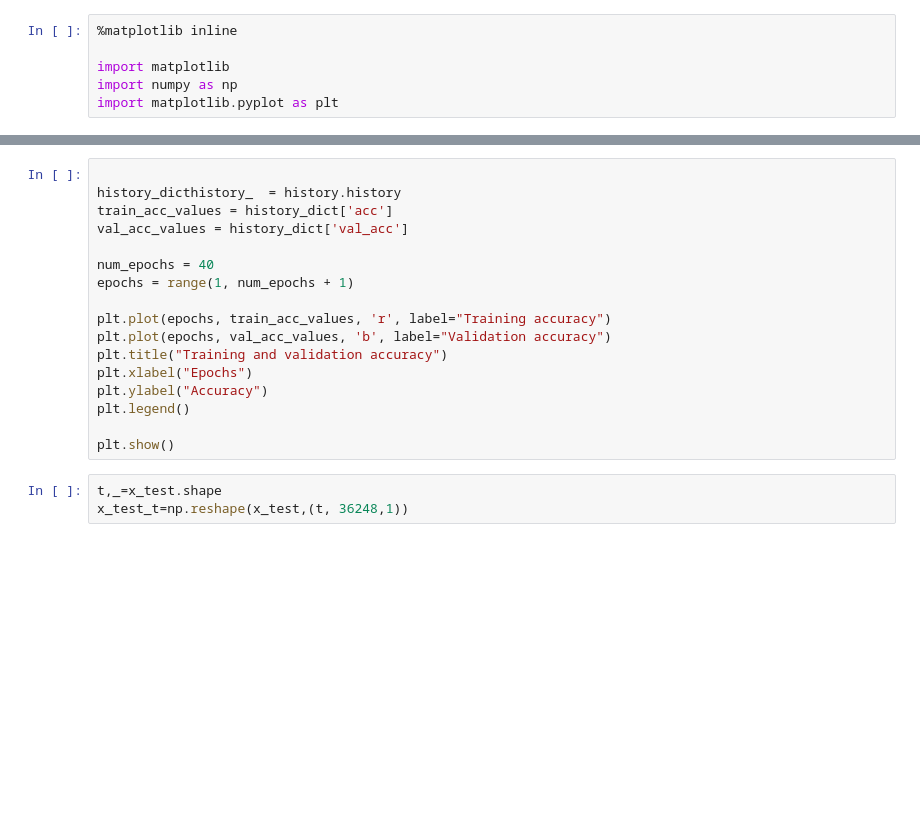
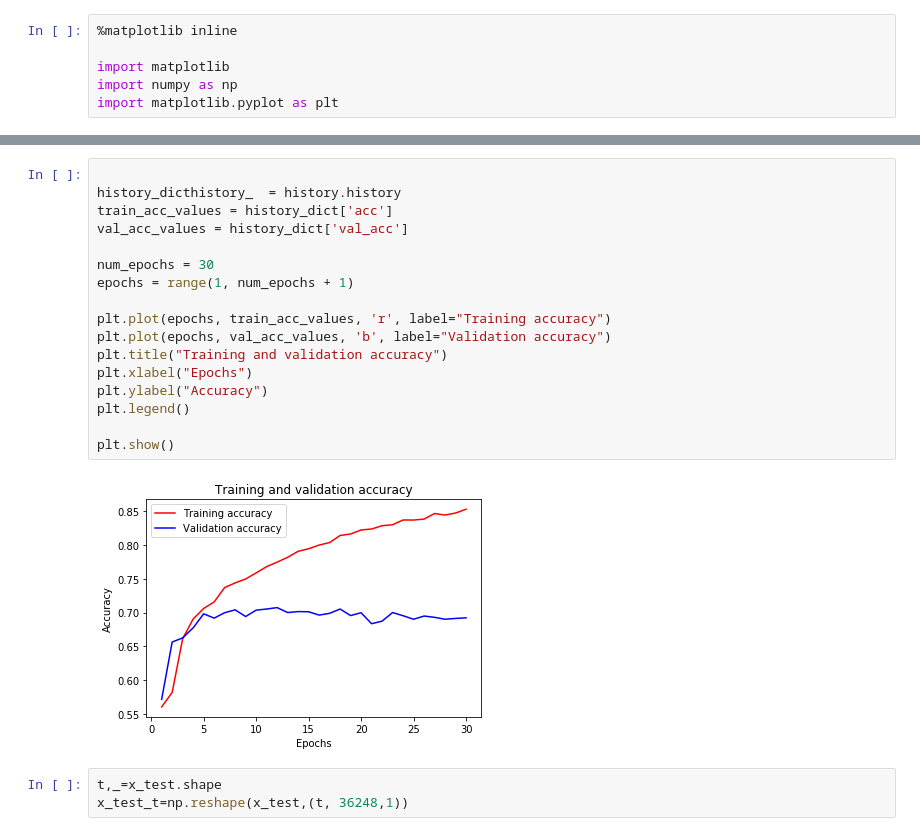
Before and after one commit to gabriel-hurtado/From-DNA-to-disease, a Jupyter notebook: 70 conv-L1.ipynb, the cells around one changed output, grey strips where cells are left out. Drawn from its saved outputs; the diff is of its cells as text; blank space fills up the shorter version.

```diff
--- a/70 conv-L1.ipynb
+++ b/70 conv-L1.ipynb
@@ -315,20 +319,22 @@ plt.show()
 # %%
 
 history_dicthistory_  = history.history
 train_acc_values = history_dict['acc']
 val_acc_values = history_dict['val_acc']
 
-num_epochs = 40
+num_epochs = 30
 epochs = range(1, num_epochs + 1)
 
 plt.plot(epochs, train_acc_values, 'r', label="Training accuracy")
 plt.plot(epochs, val_acc_values, 'b', label="Validation accuracy")
 plt.title("Training and validation accuracy")
 plt.xlabel("Epochs")
 plt.ylabel("Accuracy")
 plt.legend()
 
 plt.show()
+# %% [output]
+[figure, added]
 # %%
 t,_=x_test.shape
 x_test_t=np.reshape(x_test,(t, 36248,1))
```
Also changed, not shown: parts of 11 cells of this notebook, 2 other files.
